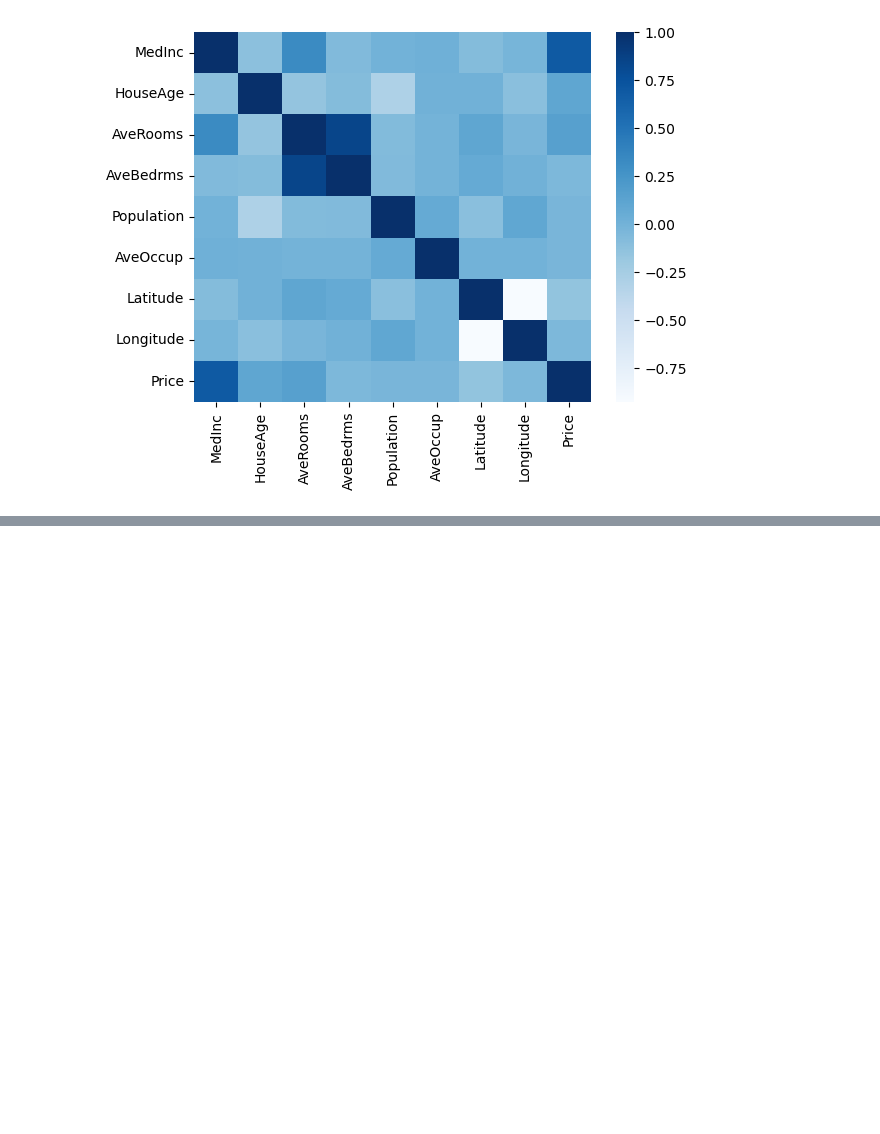
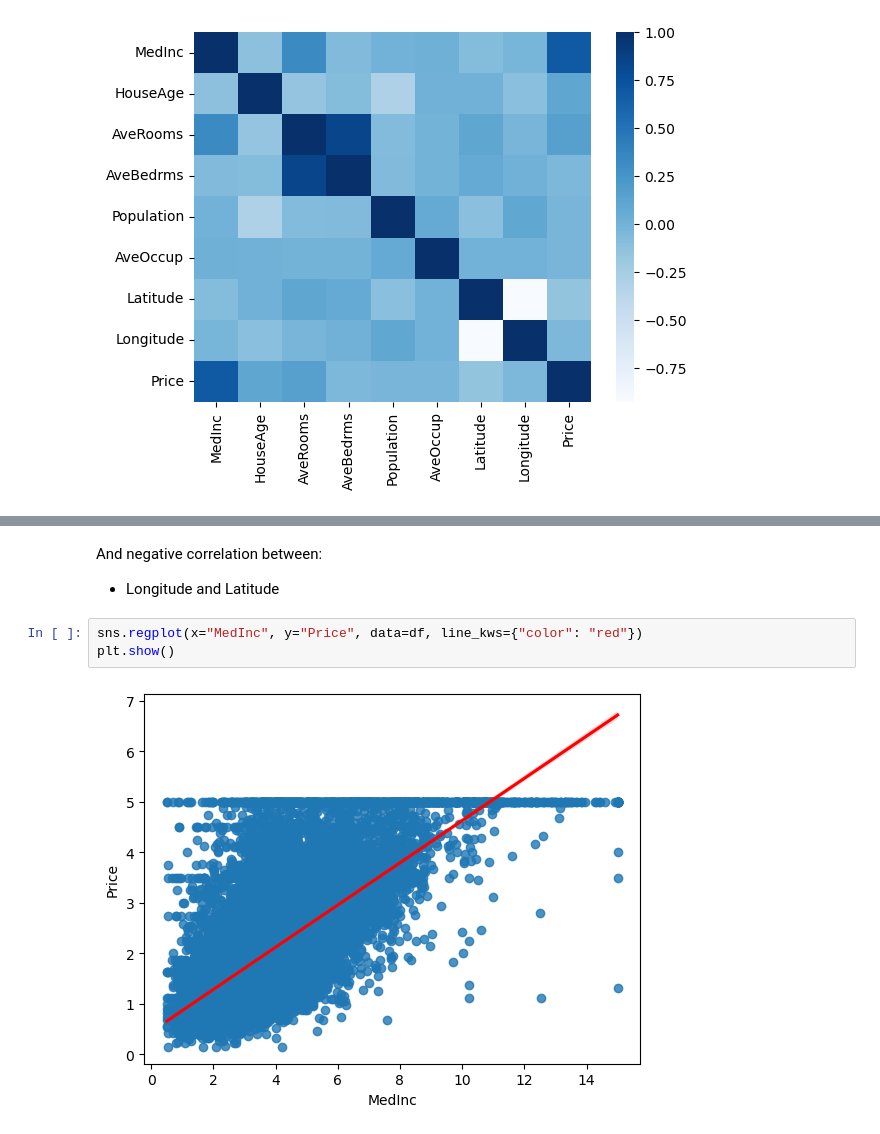
Before and after one commit to Rooneyish/bostonHousePricing, a Jupyter notebook: Linear Regression ML Implementatoin.ipynb, the cells around one changed output, grey strips where cells are left out. Drawn from its saved outputs; the diff is of its cells as text; blank space fills up the shorter version.

```diff
--- a/Linear Regression ML Implementatoin.ipynb
+++ b/Linear Regression ML Implementatoin.ipynb
@@ -183,0 +197,8 @@ sns.pairplot(df)
+# %% [markdown]
+And negative correlation between:
+*  Longitude and Latitude
+# %%
+sns.regplot(x="MedInc", y="Price", data=df, line_kws={"color": "red"})
+plt.show()
+# %% [output]
+[figure, added]
```
Also changed, not shown: parts of 31 cells of this notebook, 2 other files.
